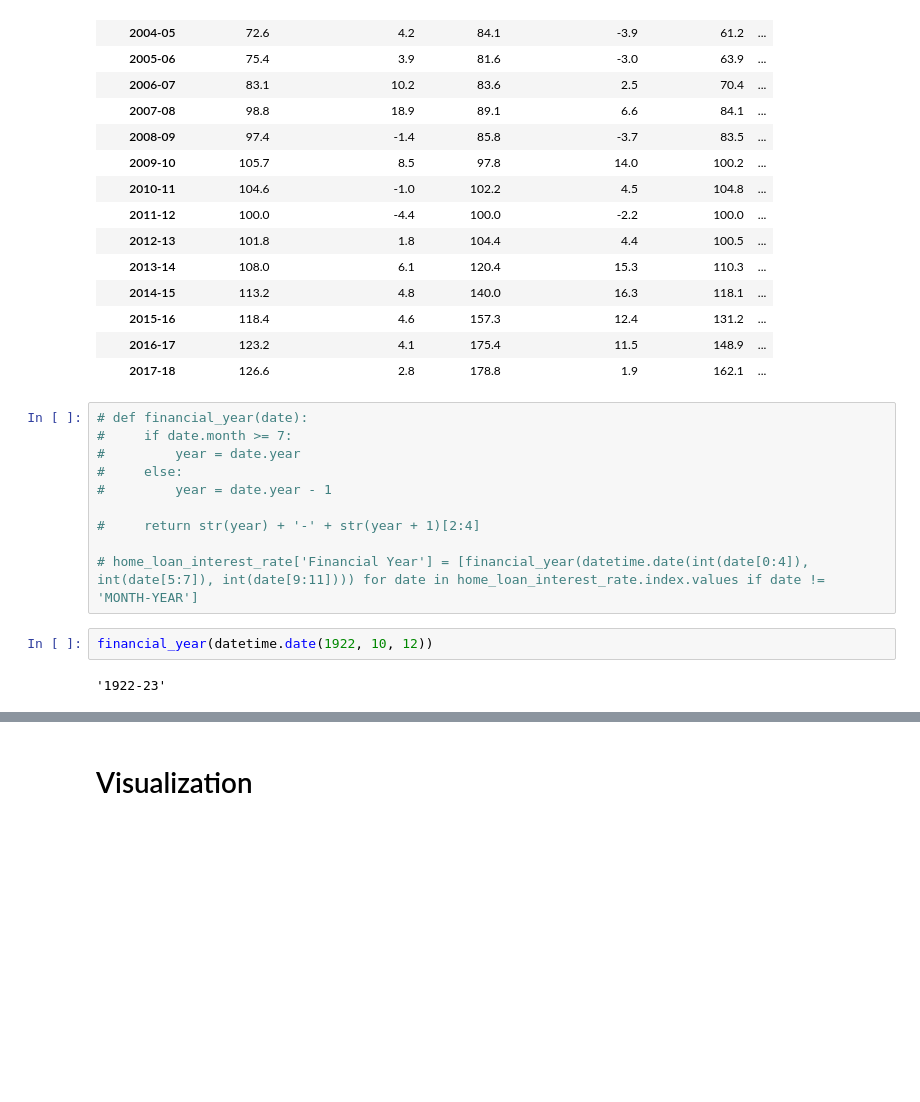
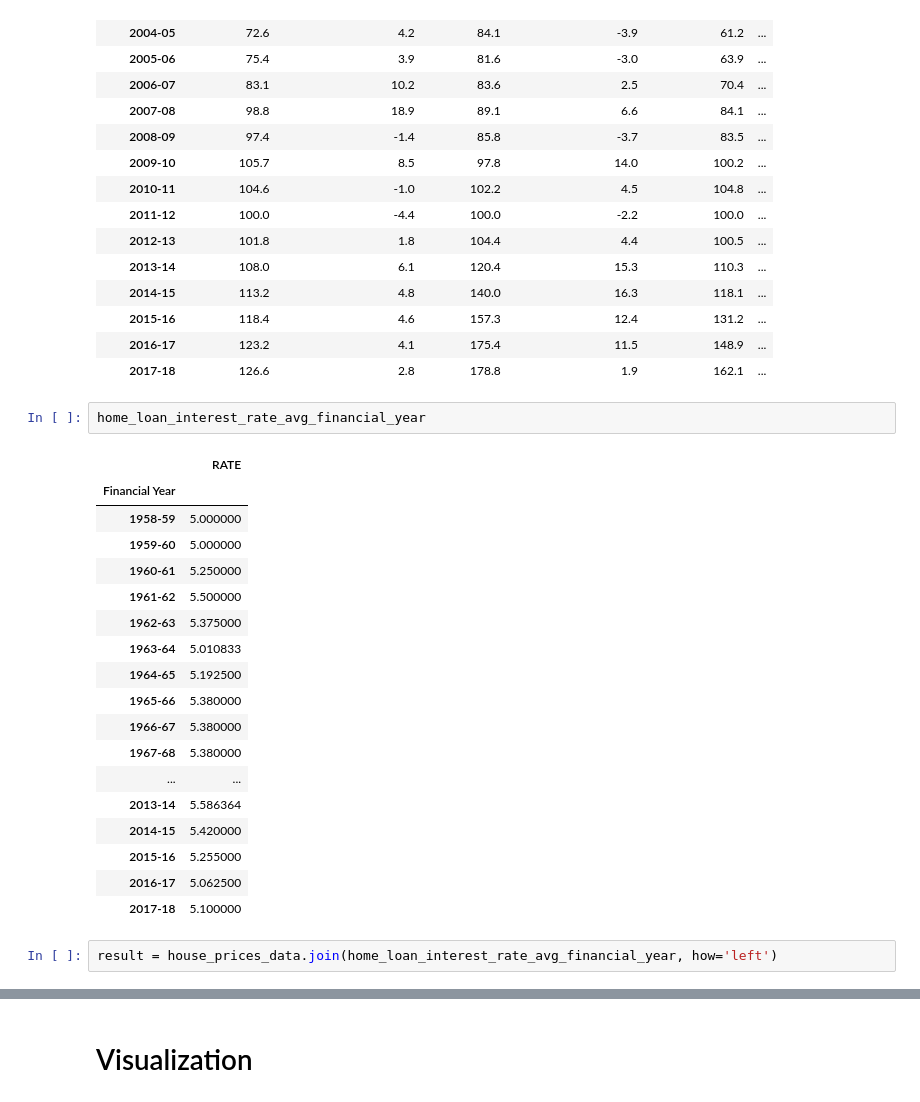
Before and after one commit to y0ngb00n/australia_housing_prices, a Jupyter notebook: notebooks/House price index - Brisbane, Sydney and Melbourne (2002-03 to 2017-18).ipynb, the cells around one changed output, grey strips where cells are left out. Cells and saved outputs as stored; diff of their text form; blank space fills up the shorter version.

```diff
--- a/notebooks/House price index - Brisbane, Sydney and Melbourne (2002-03 to 2017-18).ipynb
+++ b/notebooks/House price index - Brisbane, Sydney and Melbourne (2002-03 to 2017-18).ipynb
@@ -61,17 +75,26 @@ house_prices_data
 | 2015-16 | 118.4 | 4.6 | 157.3 | 12.4 | 131.2 | ... |
 | 2016-17 | 123.2 | 4.1 | 175.4 | 11.5 | 148.9 | ... |
 | 2017-18 | 126.6 | 2.8 | 178.8 | 1.9 | 162.1 | ... |
-# %%
-# def financial_year(date):
-#     if date.month >= 7:
-#         year = date.year
-#     else:
-#         year = date.year - 1
-
-#     return str(year) + '-' + str(year + 1)[2:4]
-
-# home_loan_interest_rate['Financial Year'] = [financial_year(datetime.date(int(date[0:4]), int(date[5:7]), int(date[9:11]))) for date in home_loan_interest_rate.index.values if date != 'MONTH-YEAR']
-# %%
-financial_year(datetime.date(1922, 10, 12))
-# %% [output]
-'1922-23'
+# %%
+home_loan_interest_rate_avg_financial_year
+# %% [output]
+|  | RATE |
+| Financial Year |  |
+| 1958-59 | 5.000000 |
+| 1959-60 | 5.000000 |
+| 1960-61 | 5.250000 |
+| 1961-62 | 5.500000 |
+| 1962-63 | 5.375000 |
+| 1963-64 | 5.010833 |
+| 1964-65 | 5.192500 |
+| 1965-66 | 5.380000 |
+| 1966-67 | 5.380000 |
+| 1967-68 | 5.380000 |
+| ... | ... |
+| 2013-14 | 5.586364 |
+| 2014-15 | 5.420000 |
+| 2015-16 | 5.255000 |
+| 2016-17 | 5.062500 |
+| 2017-18 | 5.100000 |
+# %%
+result = house_prices_data.join(home_loan_interest_rate_avg_financial_year, how='left')
```
Also changed, not shown: parts of 5 cells of this notebook, 1 other file.
